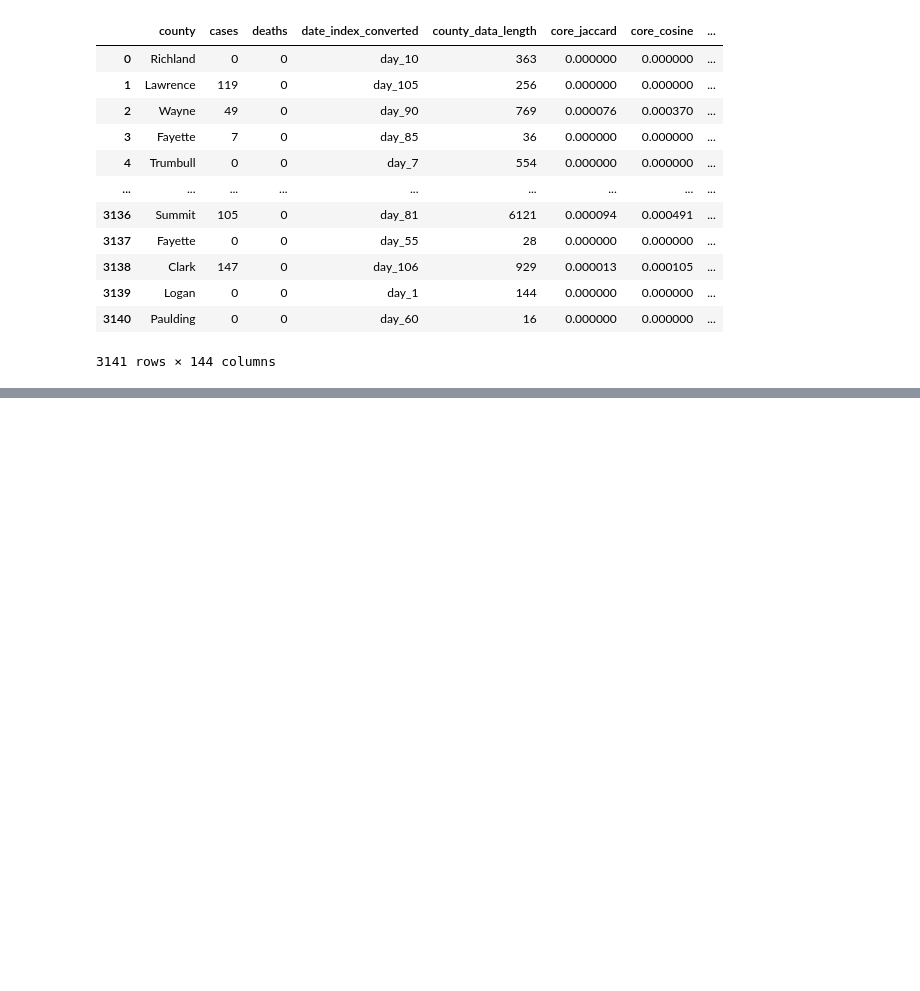
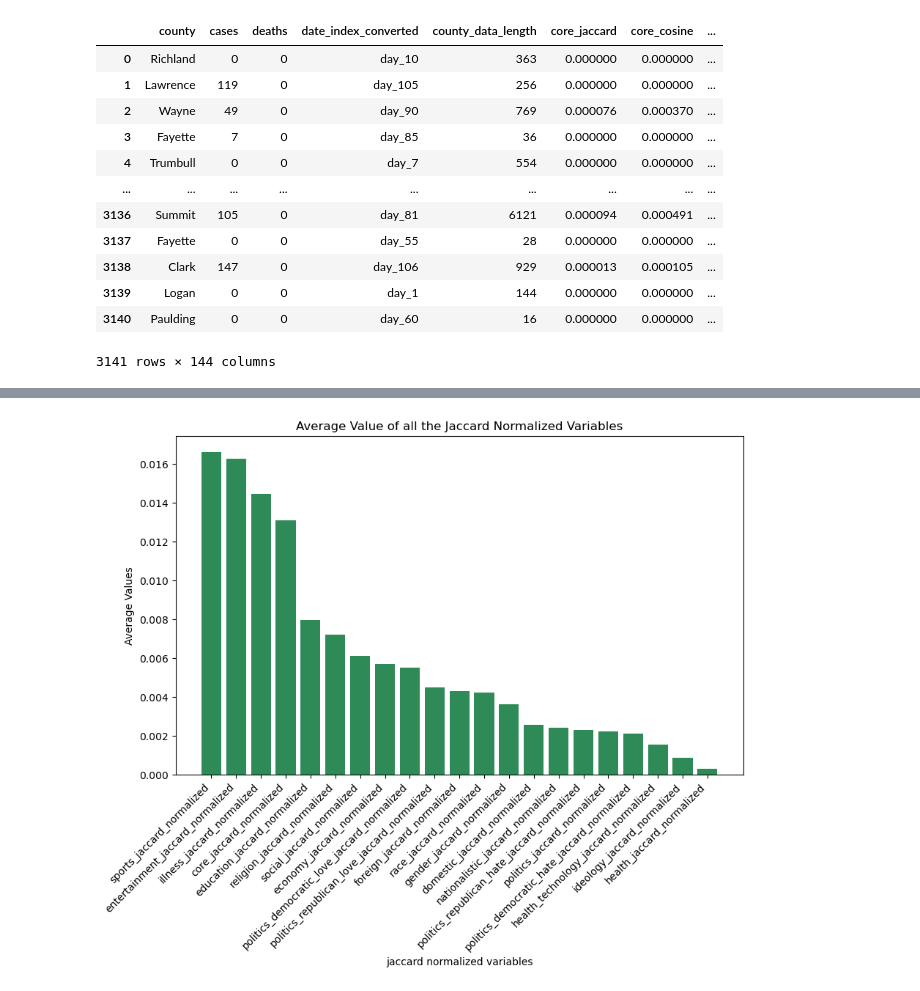
Before and after one commit to babli18/Covid-19-Awareness-Cases-in-Ohio, a Jupyter notebook: descriptive.ipynb, the cells around one changed output, grey strips where cells are left out. Saved outputs shown, nothing was run; the diff lists cells and outputs as text; code cells hidden in the pictures; blank space fills up the shorter version.

```diff
--- a/descriptive.ipynb
+++ b/descriptive.ipynb
@@ -34,0 +81,12 @@ df
+# %%
+# Average value of all the variables that has to do with jaccard normalized
+pattern = "jaccard_normalized"
+jaccard_normalized_columns = df.filter(like=pattern).columns
+jaccard_normalized_df = df[jaccard_normalized_columns]
+jaccard_normalized_mean = jaccard_normalized_df.mean()
+jaccard_normalized_mean_df = jaccard_normalized_mean.to_frame()
+jaccard_normalized_mean_df = jaccard_normalized_mean_df.reset_index()
+jaccard_normalized_mean_df.columns = ['jaccard_normalized_var','mean_value']
+# %%
+jaccard_normalized_mean_df.sort_values(by='mean_value',ascending=False,inplace=True)
+jaccard_normalized_mean_df
@@ -35,2 +111,13 @@ df
+# %%
+#Plot
+plt.figure(figsize=(10,6))
+plt.bar(jaccard_normalized_mean_df['jaccard_normalized_var'],jaccard_normalized_mean_df['mean_value'],color = 'seagreen')
+plt.xlabel("jaccard normalized variables")
+plt.ylabel("Average Values")
+plt.title("Average Value of all the Jaccard Normalized Variables")
+plt.xticks(rotation= 45, ha='right')
+plt.show()
+# %% [output]
+[figure, added]
 # %%
 # %% [output]
```
Also changed, not shown: parts of 8 cells of this notebook, 1 other file.
